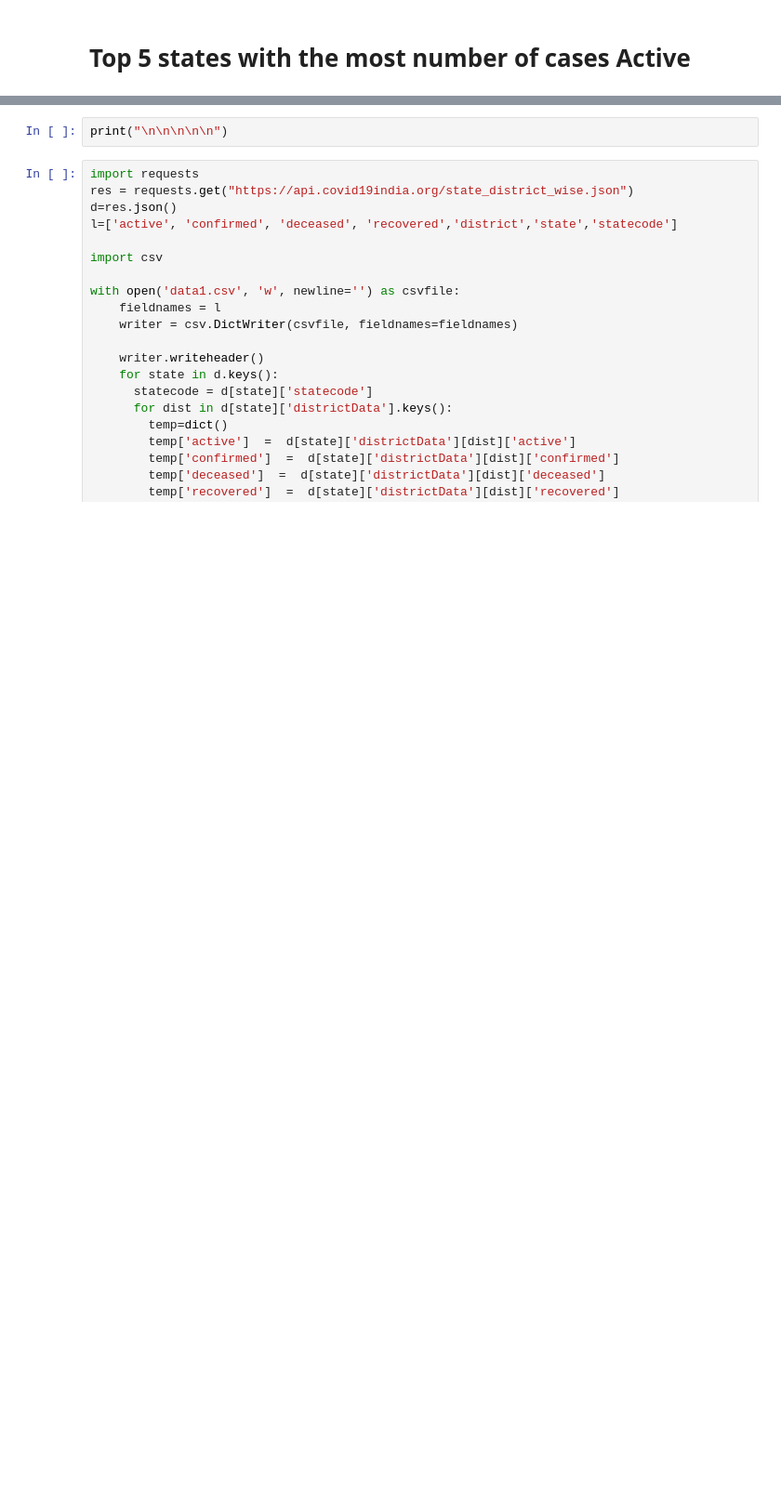
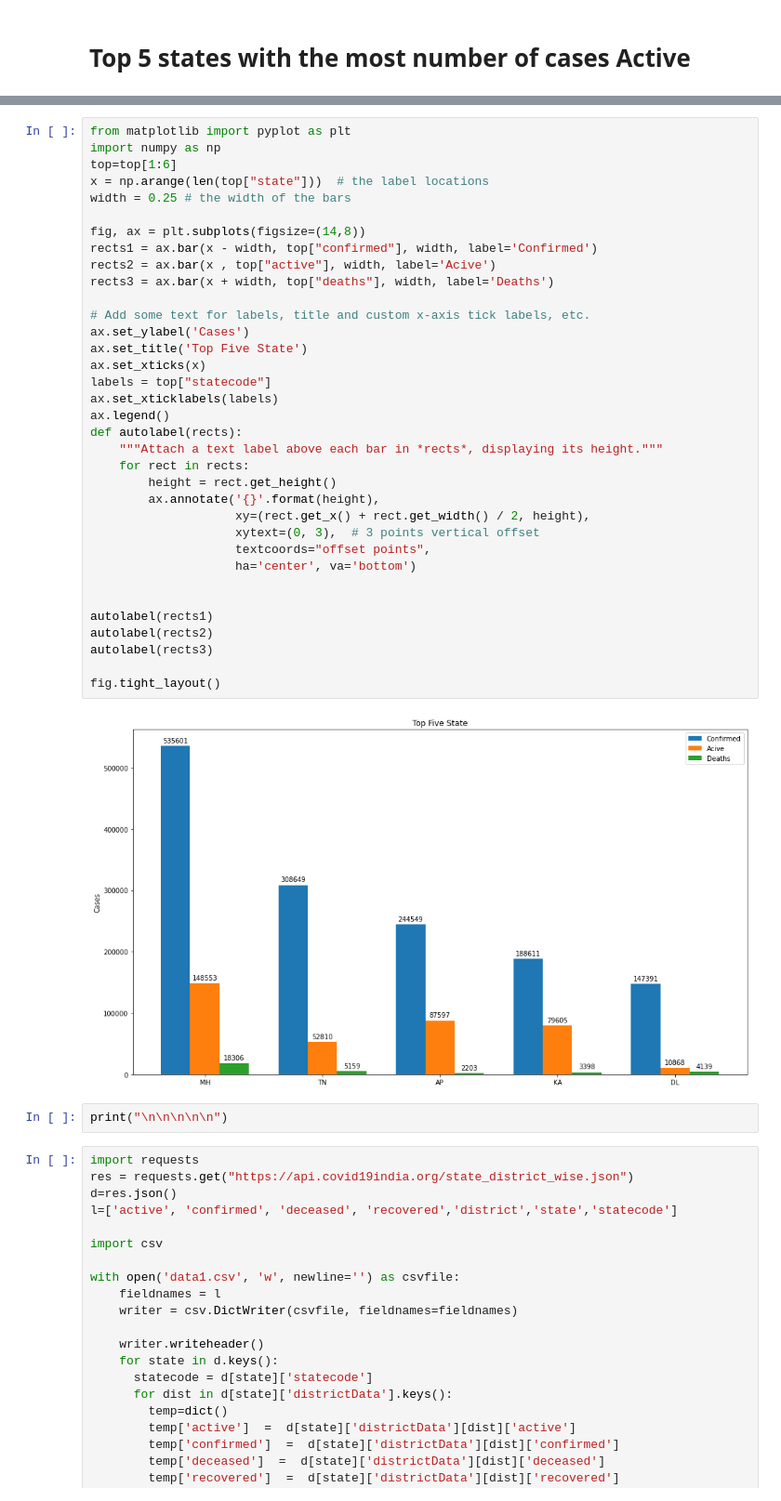
Before and after one commit to Yashdalot/Covid19DataAnalysis, a Jupyter notebook: Covid_analysis.ipynb, the cells around one changed output, grey strips where cells are left out. Shown: that part at 93% size. Saved outputs shown, nothing was run; the diff lists cells and outputs as text; blank space fills up the shorter version.

```diff
--- a/Covid_analysis.ipynb
+++ b/Covid_analysis.ipynb
@@ -126,3 +141,40 @@ No.          State          Confirmed          Active              Deaths
+# %%
+from matplotlib import pyplot as plt
+import numpy as np
+top=top[1:6]
+x = np.arange(len(top["state"]))  # the label locations
+width = 0.25 # the width of the bars
+
+fig, ax = plt.subplots(figsize=(14,8))
+rects1 = ax.bar(x - width, top["confirmed"], width, label='Confirmed')
+rects2 = ax.bar(x , top["active"], width, label='Acive')
+rects3 = ax.bar(x + width, top["deaths"], width, label='Deaths')
+
+# Add some text for labels, title and custom x-axis tick labels, etc.
+ax.set_ylabel('Cases')
+ax.set_title('Top Five State')
+ax.set_xticks(x)
+labels = top["statecode"]
+ax.set_xticklabels(labels)
+ax.legend()
+def autolabel(rects):
+    """Attach a text label above each bar in *rects*, displaying its height."""
+    for rect in rects:
+        height = rect.get_height()
+        ax.annotate('{}'.format(height),
+                    xy=(rect.get_x() + rect.get_width() / 2, height),
+                    xytext=(0, 3),  # 3 points vertical offset
+                    textcoords="offset points",
+                    ha='center', va='bottom')
+
+
+autolabel(rects1)
+autolabel(rects2)
+autolabel(rects3)
+
+fig.tight_layout()
+# %% [output]
+[figure, added]
 # %%
 print("\n\n\n\n\n")
 # %%
```
Also changed, not shown: parts of 13 cells of this notebook.
